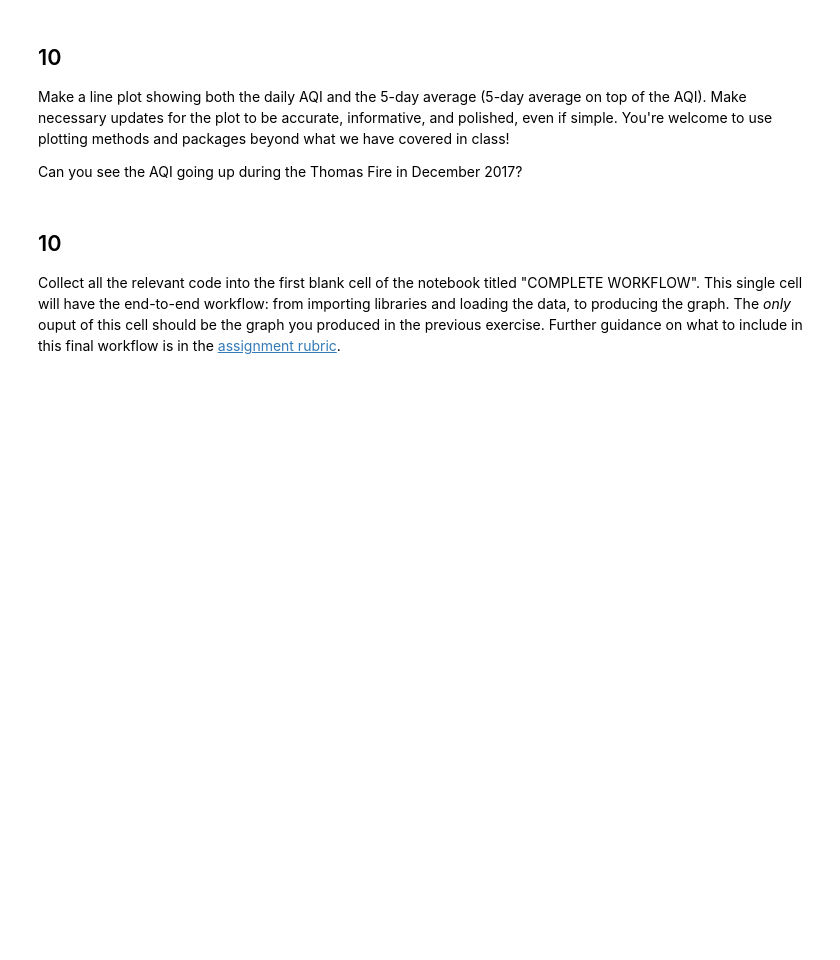
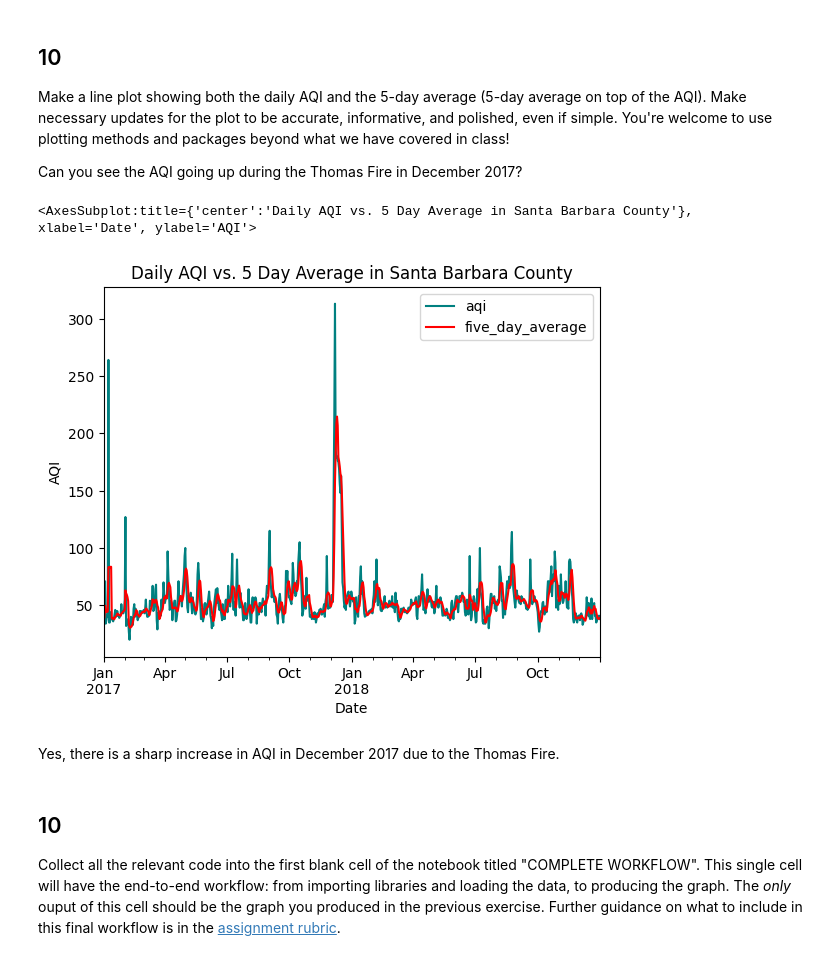
Before and after one commit to jocardelle/eds220-hwk2, a Jupyter notebook: hwk2-task3-aqi-CARDELLE.ipynb, the cells around one changed output. Saved outputs shown, nothing was run; the diff lists cells and outputs as text; code cells hidden in the pictures; blank space fills up the shorter version.

```diff
--- a/hwk2-task3-aqi-CARDELLE.ipynb
+++ b/hwk2-task3-aqi-CARDELLE.ipynb
@@ -273,3 +337,7 @@ rolling_average
 ## 9
 
 Without creating any new variables, add the mean of the AQI over a 5-day rolling window as a new column named `five_day_average` to the `aqi_sb` dataframe.
+# %%
+# Add five day average aqi column
+aqi_sb['five_day_average'] = aqi_sb['aqi'].rolling('5D').mean()
+aqi_sb
@@ -280,6 +363,24 @@ Without creating any new variables, add the mean of the AQI over a 5-day rolling
 Make a line plot showing both the daily AQI and the 5-day average (5-day average on top of the AQI). Make necessary updates for the plot to be accurate, informative, and polished, even if simple. You're welcome to use plotting methods and packages beyond what we have covered in class!
 
 Can you see the AQI going up during the Thomas Fire in December 2017?
+# %%
+# Reset index
+aqi_sb.reset_index(inplace = True)
+# Make a line plot
+aqi_sb.plot(x='date',
+        y=['aqi', 'five_day_average'],
+        title = 'Daily AQI vs. 5 Day Average in Santa Barbara County',
+        xlabel='Date',
+        ylabel='AQI',
+        color = {'aqi':'#008080',
+                 'five_day_average': '#FF0000'
+                 }
+        )
+# %% [output]
+<AxesSubplot:title={'center':'Daily AQI vs. 5 Day Average in Santa Barbara County'}, xlabel='Date', ylabel='AQI'>
+[figure, added]
+# %% [markdown]
+Yes, there is a sharp increase in AQI in December 2017 due to the Thomas Fire.
 # %% [markdown]
 ## 10
 
```
Also changed, not shown: parts of 6 cells of this notebook.
